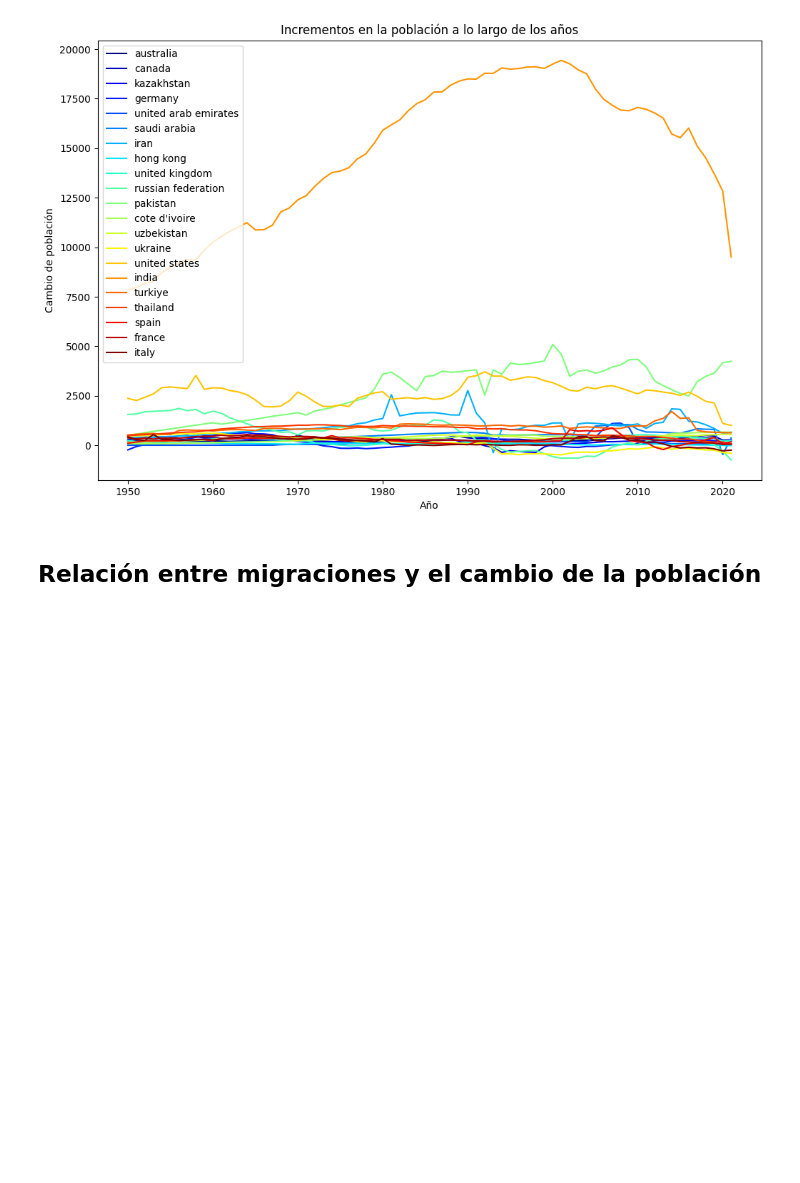
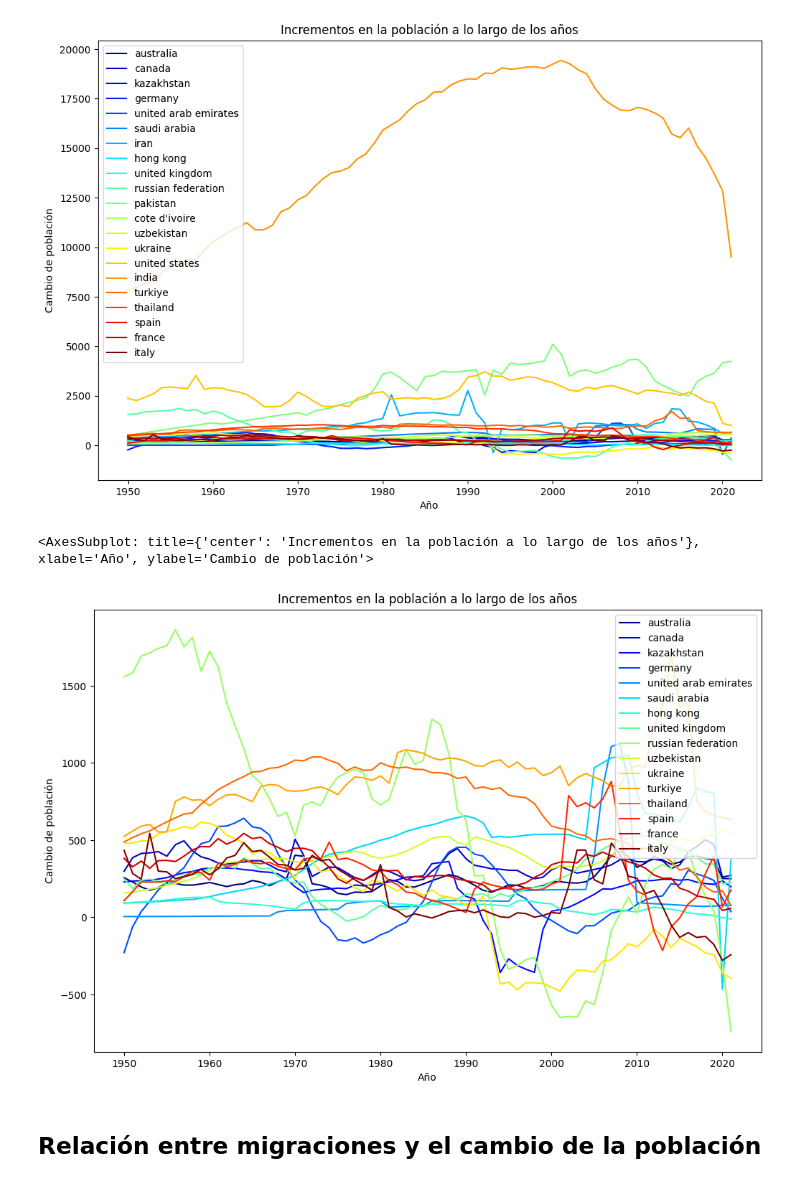
Before and after one commit to akumoth/flujos_migratorios, a Jupyter notebook: notebook/world_population_prospects.ipynb, the cells around one changed output. Saved outputs shown, nothing was run; the diff lists cells and outputs as text; code cells hidden in the pictures; blank space fills up the shorter version.

```diff
--- a/notebook/world_population_prospects.ipynb
+++ b/notebook/world_population_prospects.ipynb
@@ -327,6 +327,11 @@ total_popul_df2.plot.line(title='Incrementos en la población a lo largo de los
 # %% [output]
 <AxesSubplot: title={'center': 'Incrementos en la población a lo largo de los años'}, xlabel='Año', ylabel='Cambio de población'>
 [figure]
+# %%
+total_popul_df2.drop(['india','united states',"cote d'ivoire",'iran','pakistan'],axis=1).plot.line(title='Incrementos en la población a lo largo de los años',figsize=(12,8),ylabel='Cambio de población',xlabel='Año',colormap='jet')
+# %% [output]
+<AxesSubplot: title={'center': 'Incrementos en la población a lo largo de los años'}, xlabel='Año', ylabel='Cambio de población'>
+[figure, added]
 # %% [markdown]
 ## Relación entre migraciones y el cambio de la población
 # %%
```
Also changed, not shown: 1 other file.
